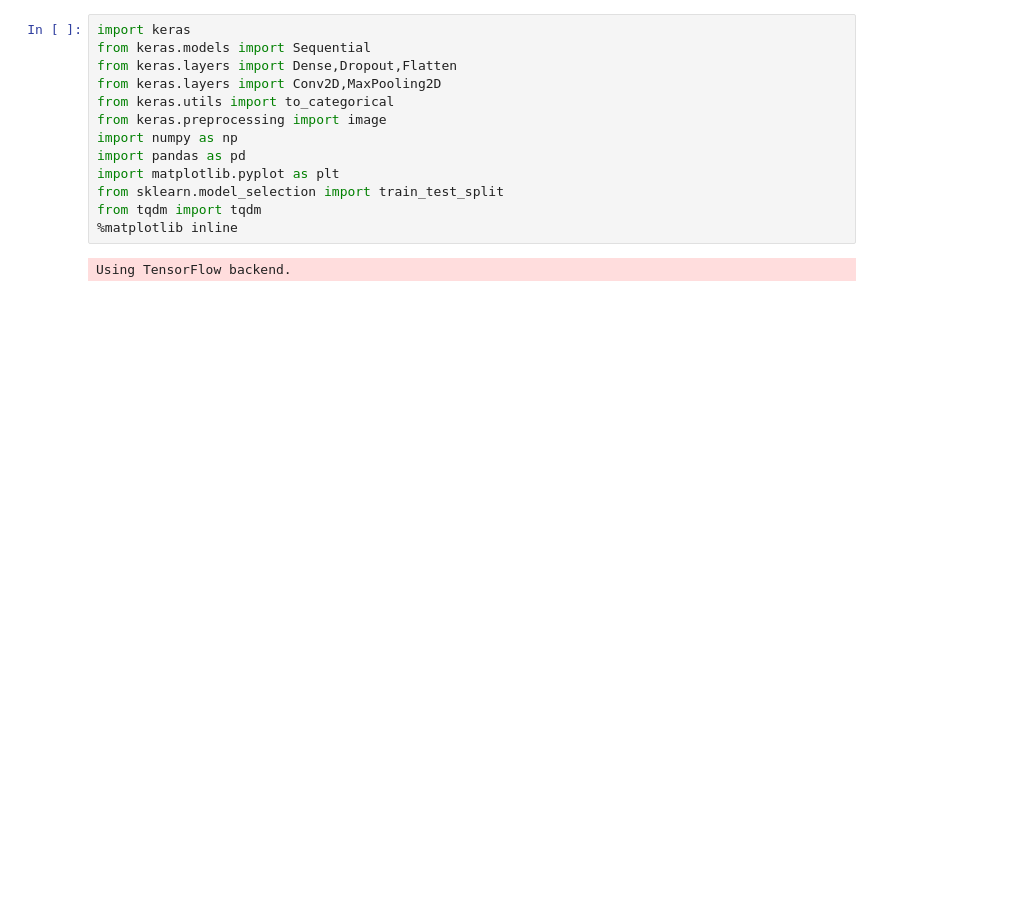
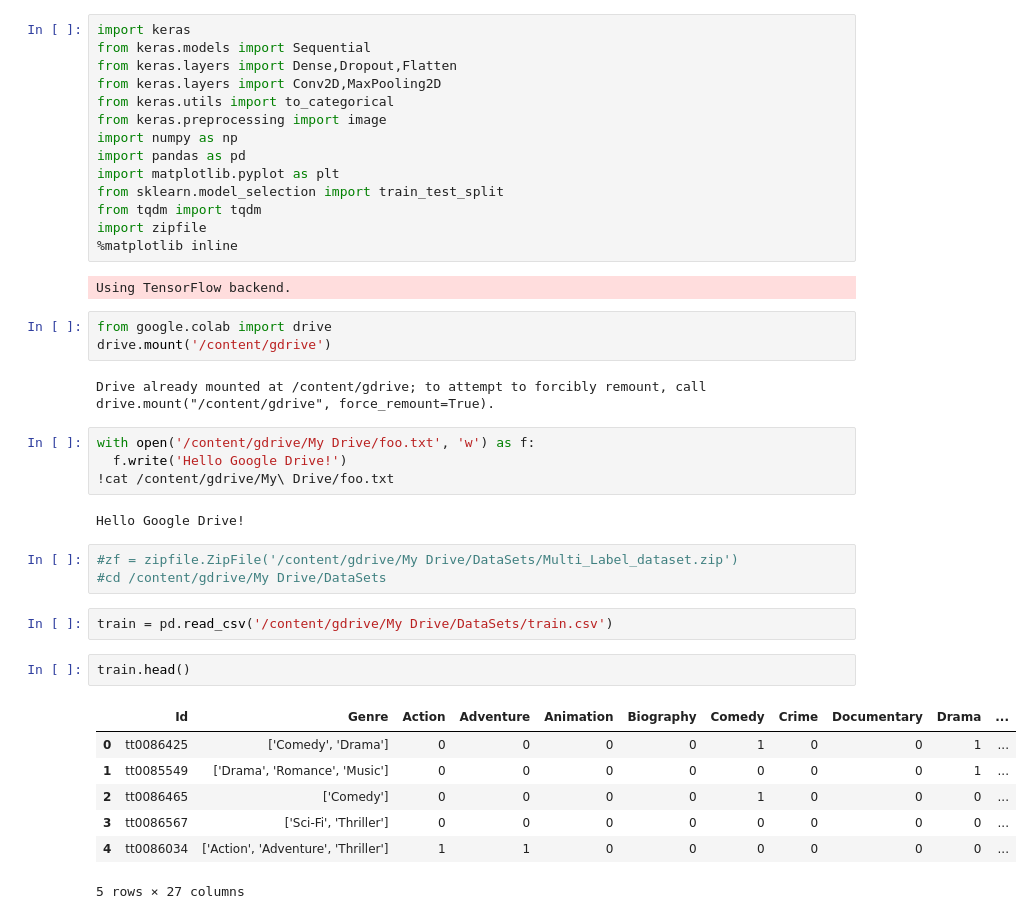
Before and after one commit to DineshChauhan/DeepLearning, a Jupyter notebook: MultiLabel_Classification.ipynb, the cells around one changed output. Saved outputs shown, nothing was run; the diff lists cells and outputs as text; blank space fills up the shorter version.

```diff
--- a/MultiLabel_Classification.ipynb
+++ b/MultiLabel_Classification.ipynb
@@ -12,6 +12,33 @@ import pandas as pd
 import matplotlib.pyplot as plt
 from sklearn.model_selection import train_test_split
 from tqdm import tqdm
+import zipfile
 %matplotlib inline
 # %% [output]
 Using TensorFlow backend.
+# %%
+from google.colab import drive
+drive.mount('/content/gdrive')
+# %% [output]
+Drive already mounted at /content/gdrive; to attempt to forcibly remount, call drive.mount("/content/gdrive", force_remount=True).
+# %%
+with open('/content/gdrive/My Drive/foo.txt', 'w') as f:
+  f.write('Hello Google Drive!')
+!cat /content/gdrive/My\ Drive/foo.txt
+# %% [output]
+Hello Google Drive!
+# %%
+#zf = zipfile.ZipFile('/content/gdrive/My Drive/DataSets/Multi_Label_dataset.zip')
+#cd /content/gdrive/My Drive/DataSets
+# %%
+train = pd.read_csv('/content/gdrive/My Drive/DataSets/train.csv')
+# %%
+train.head()
+# %% [output]
+|  | Id | Genre | Action | Adventure | Animation | Biography | Comedy | Crime | Documentary | Drama | ... |
+| 0 | tt0086425 | ['Comedy', 'Drama'] | 0 | 0 | 0 | 0 | 1 | 0 | 0 | 1 | ... |
+| 1 | tt0085549 | ['Drama', 'Romance', 'Music'] | 0 | 0 | 0 | 0 | 0 | 0 | 0 | 1 | ... |
+| 2 | tt0086465 | ['Comedy'] | 0 | 0 | 0 | 0 | 1 | 0 | 0 | 0 | ... |
+| 3 | tt0086567 | ['Sci-Fi', 'Thriller'] | 0 | 0 | 0 | 0 | 0 | 0 | 0 | 0 | ... |
+| 4 | tt0086034 | ['Action', 'Adventure', 'Thriller'] | 1 | 1 | 0 | 0 | 0 | 0 | 0 | 0 | ... |
+5 rows × 27 columns
```
Also changed, not shown: parts of 9 cells of this notebook.
